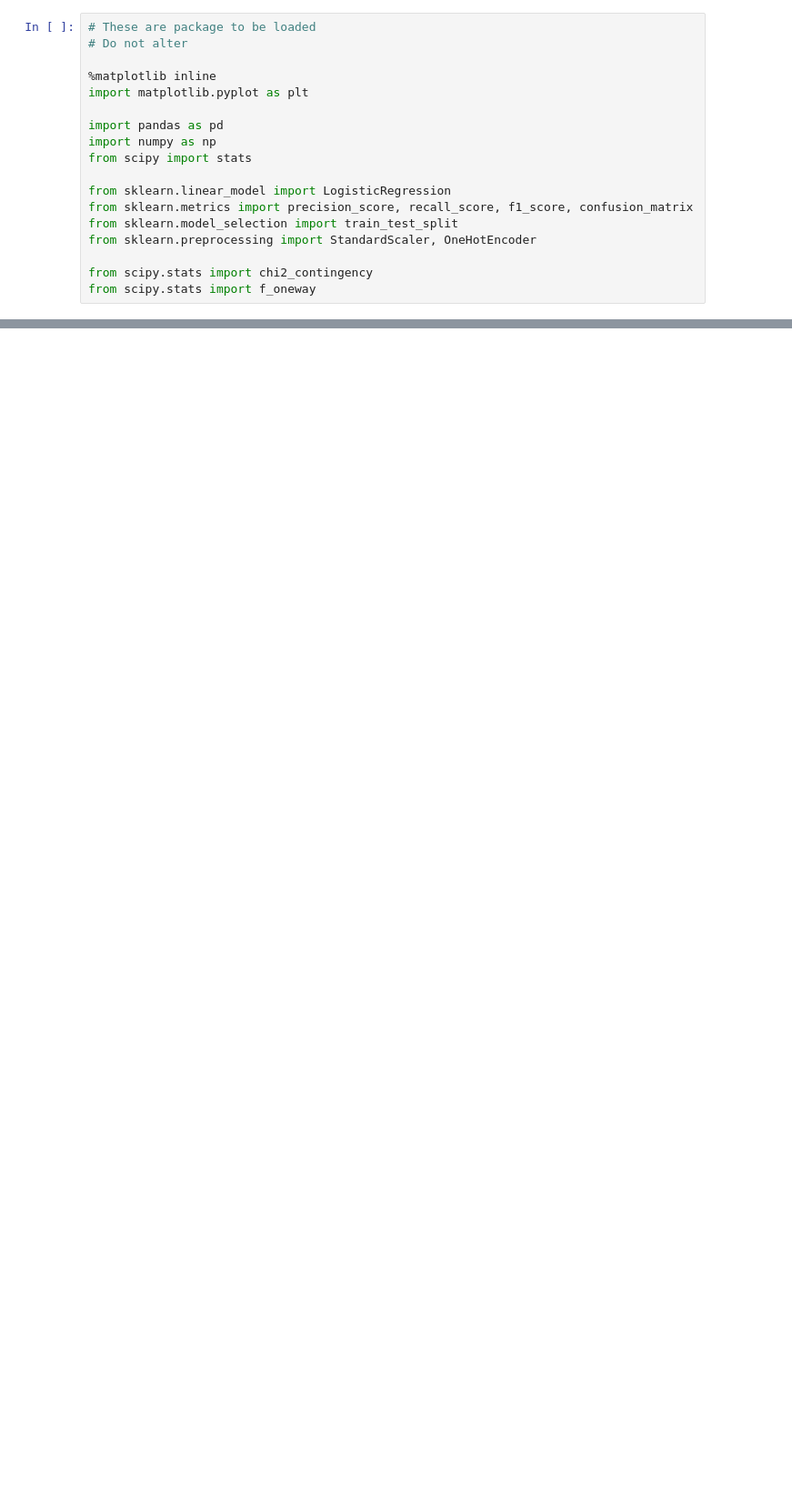
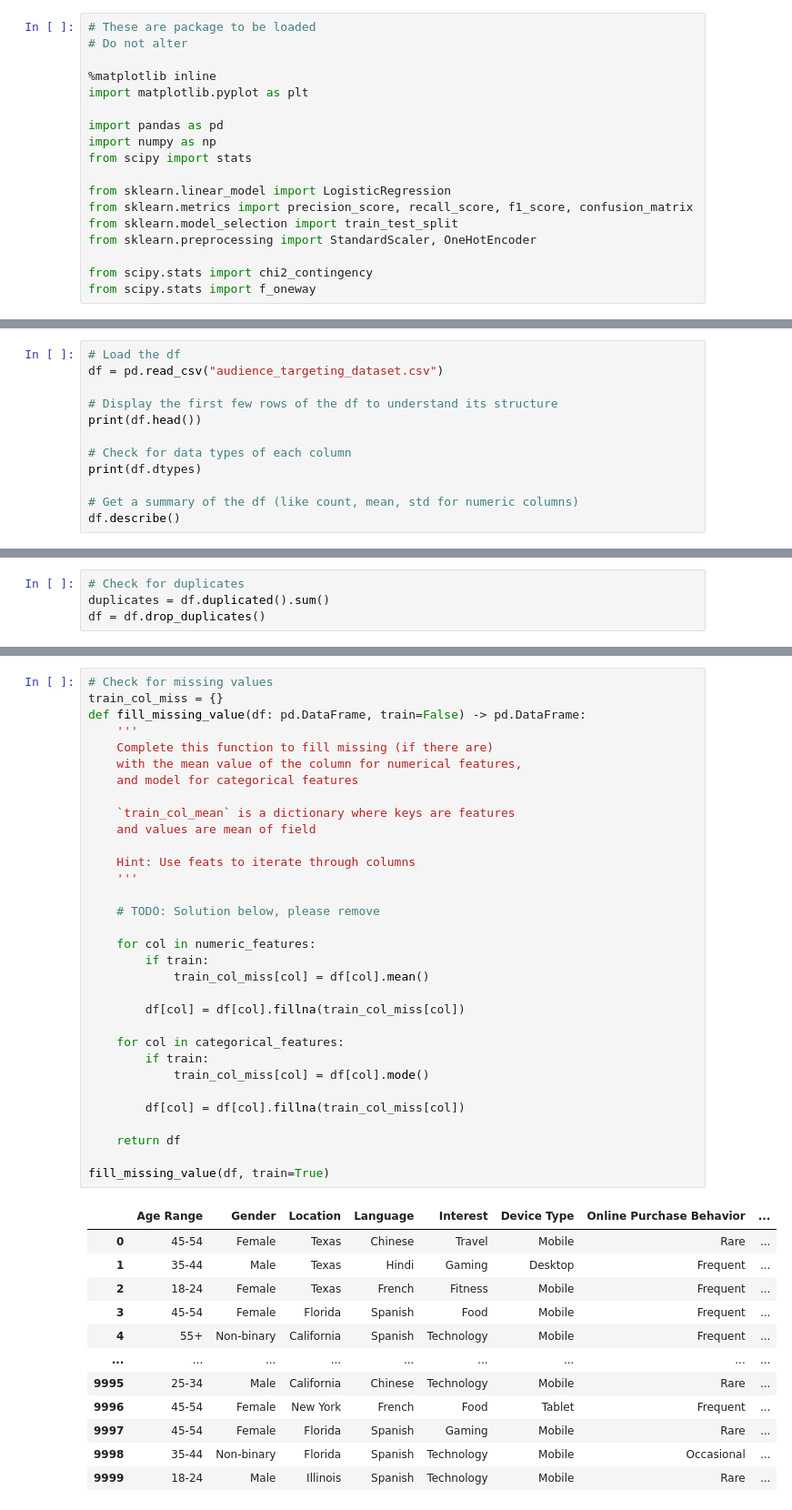
Before and after one commit to CareerForge/HiCouncellorProjects, a Jupyter notebook: audience_segment/audience_segment.ipynb, the cells around one changed output, grey strips where cells are left out. Shown: that part at 91% size. Cells and saved outputs as stored; diff of their text form; blank space fills up the shorter version.

```diff
--- a/audience_segment/audience_segment.ipynb
+++ b/audience_segment/audience_segment.ipynb
@@ -533,0 +40,12 @@ This process involves interpreting clustering results, defining business-specifi
+# %%
+# Load the df
+df = pd.read_csv("audience_targeting_dataset.csv")
+
+# Display the first few rows of the df to understand its structure
+print(df.head())
+
+# Check for data types of each column
+print(df.dtypes)
+
+# Get a summary of the df (like count, mean, std for numeric columns)
+df.describe()
@@ -533,0 +138,4 @@ This process involves interpreting clustering results, defining business-specifi
+# %%
+# Check for duplicates
+duplicates = df.duplicated().sum()
+df = df.drop_duplicates()
@@ -533,0 +152,45 @@ This process involves interpreting clustering results, defining business-specifi
+# %%
+# Check for missing values
+train_col_miss = {}
+def fill_missing_value(df: pd.DataFrame, train=False) -> pd.DataFrame:
+    '''
+    Complete this function to fill missing (if there are)
+    with the mean value of the column for numerical features,
+    and model for categorical features
+
+    `train_col_mean` is a dictionary where keys are features
+    and values are mean of field
+
+    Hint: Use feats to iterate through columns
+    '''
+
+    # TODO: Solution below, please remove
+
+    for col in numeric_features:
+        if train:
+            train_col_miss[col] = df[col].mean()
+
+        df[col] = df[col].fillna(train_col_miss[col])
+
+    for col in categorical_features:
+        if train:
+            train_col_miss[col] = df[col].mode()
+
+        df[col] = df[col].fillna(train_col_miss[col])
+
+    return df
+
+fill_missing_value(df, train=True)
+# %% [output]
+|  | Age Range | Gender | Location | Language | Interest | Device Type | Online Purchase Behavior | ... |
+| 0 | 45-54 | Female | Texas | Chinese | Travel | Mobile | Rare | ... |
+| 1 | 35-44 | Male | Texas | Hindi | Gaming | Desktop | Frequent | ... |
+| 2 | 18-24 | Female | Texas | French | Fitness | Mobile | Frequent | ... |
+| 3 | 45-54 | Female | Florida | Spanish | Food | Mobile | Frequent | ... |
+| 4 | 55+ | Non-binary | California | Spanish | Technology | Mobile | Frequent | ... |
+| ... | ... | ... | ... | ... | ... | ... | ... | ... |
+| 9995 | 25-34 | Male | California | Chinese | Technology | Mobile | Rare | ... |
+| 9996 | 45-54 | Female | New York | French | Food | Tablet | Frequent | ... |
+| 9997 | 45-54 | Female | Florida | Spanish | Gaming | Mobile | Rare | ... |
+| 9998 | 35-44 | Non-binary | Florida | Spanish | Technology | Mobile | Occasional | ... |
+| 9999 | 18-24 | Male | Illinois | Spanish | Technology | Mobile | Rare | ... |
```
Also changed, not shown: parts of 45 cells of this notebook, 9 other files.
